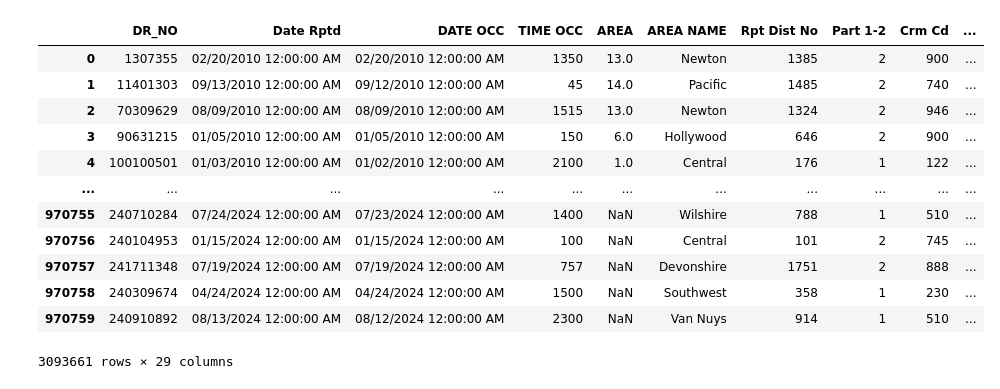
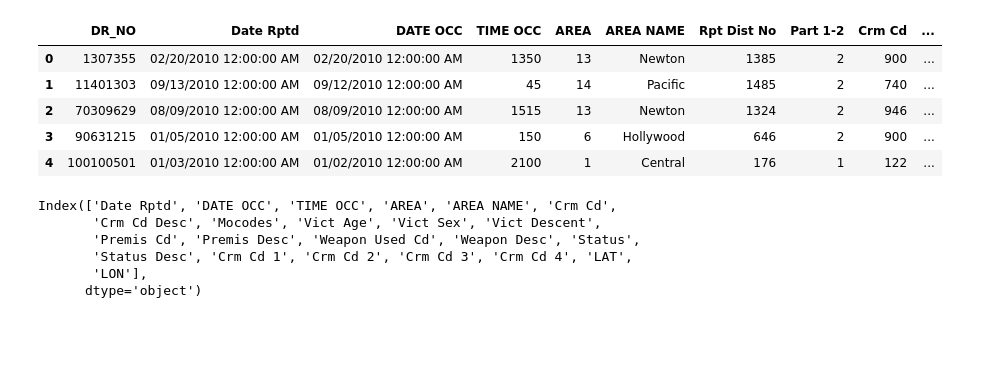
Before and after one commit to wihbit/la_crime, a Jupyter notebook: cleaning.ipynb, the cells around one changed output. Cells and saved outputs as stored; diff of their text form; code cells hidden in the pictures; blank space fills up the shorter version.

```diff
--- a/cleaning.ipynb
+++ b/cleaning.ipynb
@@ -1,5 +1,6 @@
 # %%
 import pandas as pd
+pd.set_option('display.max_columns', None)
 # %%
 # Try to avoid having to re-run this because it takes a while
 crime_2020_2024 = '1V9pJ1fghA9FIYP1PgR_lfx-3lAMJPxWo'
@@ -11,19 +12,24 @@ url_2020=f'https://drive.usercontent.google.com/download?id={crime_2020_2024}&ex
 df_2020 = pd.read_csv(url_2020, on_bad_lines='skip')
 df_2010 = pd.read_csv(url_2010, on_bad_lines='skip')
 # %%
+df_2010 = df_2010.rename(columns={'AREA ': 'AREA'})
 df = pd.concat([df_2010, df_2020])
-df
+df.head()
 # %% [output]
 |  | DR_NO | Date Rptd | DATE OCC | TIME OCC | AREA | AREA NAME | Rpt Dist No | Part 1-2 | Crm Cd | ... |
-| 0 | 1307355 | 02/20/2010 12:00:00 AM | 02/20/2010 12:00:00 AM | 1350 | 13.0 | Newton | 1385 | 2 | 900 | ... |
-| 1 | 11401303 | 09/13/2010 12:00:00 AM | 09/12/2010 12:00:00 AM | 45 | 14.0 | Pacific | 1485 | 2 | 740 | ... |
-| 2 | 70309629 | 08/09/2010 12:00:00 AM | 08/09/2010 12:00:00 AM | 1515 | 13.0 | Newton | 1324 | 2 | 946 | ... |
-| 3 | 90631215 | 01/05/2010 12:00:00 AM | 01/05/2010 12:00:00 AM | 150 | 6.0 | Hollywood | 646 | 2 | 900 | ... |
-| 4 | 100100501 | 01/03/2010 12:00:00 AM | 01/02/2010 12:00:00 AM | 2100 | 1.0 | Central | 176 | 1 | 122 | ... |
-| ... | ... | ... | ... | ... | ... | ... | ... | ... | ... | ... |
-| 970755 | 240710284 | 07/24/2024 12:00:00 AM | 07/23/2024 12:00:00 AM | 1400 | NaN | Wilshire | 788 | 1 | 510 | ... |
-| 970756 | 240104953 | 01/15/2024 12:00:00 AM | 01/15/2024 12:00:00 AM | 100 | NaN | Central | 101 | 2 | 745 | ... |
-| 970757 | 241711348 | 07/19/2024 12:00:00 AM | 07/19/2024 12:00:00 AM | 757 | NaN | Devonshire | 1751 | 2 | 888 | ... |
-| 970758 | 240309674 | 04/24/2024 12:00:00 AM | 04/24/2024 12:00:00 AM | 1500 | NaN | Southwest | 358 | 1 | 230 | ... |
-| 970759 | 240910892 | 08/13/2024 12:00:00 AM | 08/12/2024 12:00:00 AM | 2300 | NaN | Van Nuys | 914 | 1 | 510 | ... |
+| 0 | 1307355 | 02/20/2010 12:00:00 AM | 02/20/2010 12:00:00 AM | 1350 | 13 | Newton | 1385 | 2 | 900 | ... |
+| 1 | 11401303 | 09/13/2010 12:00:00 AM | 09/12/2010 12:00:00 AM | 45 | 14 | Pacific | 1485 | 2 | 740 | ... |
+| 2 | 70309629 | 08/09/2010 12:00:00 AM | 08/09/2010 12:00:00 AM | 1515 | 13 | Newton | 1324 | 2 | 946 | ... |
+| 3 | 90631215 | 01/05/2010 12:00:00 AM | 01/05/2010 12:00:00 AM | 150 | 6 | Hollywood | 646 | 2 | 900 | ... |
+| 4 | 100100501 | 01/03/2010 12:00:00 AM | 01/02/2010 12:00:00 AM | 2100 | 1 | Central | 176 | 1 | 122 | ... |
-3093661 rows × 29 columns
+# %%
+cols_to_drop = ['Cross Street', 'Part 1-2', 'LOCATION', 'Rpt Dist No', 'DR_NO']
+df = df.drop(columns=cols_to_drop)
+df.columns
+# %% [output]
+Index(['Date Rptd', 'DATE OCC', 'TIME OCC', 'AREA', 'AREA NAME', 'Crm Cd',
+       'Crm Cd Desc', 'Mocodes', 'Vict Age', 'Vict Sex', 'Vict Descent',
+       'Premis Cd', 'Premis Desc', 'Weapon Used Cd', 'Weapon Desc', 'Status',
+       'Status Desc', 'Crm Cd 1', 'Crm Cd 2', 'Crm Cd 3', 'Crm Cd 4', 'LAT',
+       'LON'],
+      dtype='object')
```
Also changed, not shown: parts of 6 cells of this notebook.
